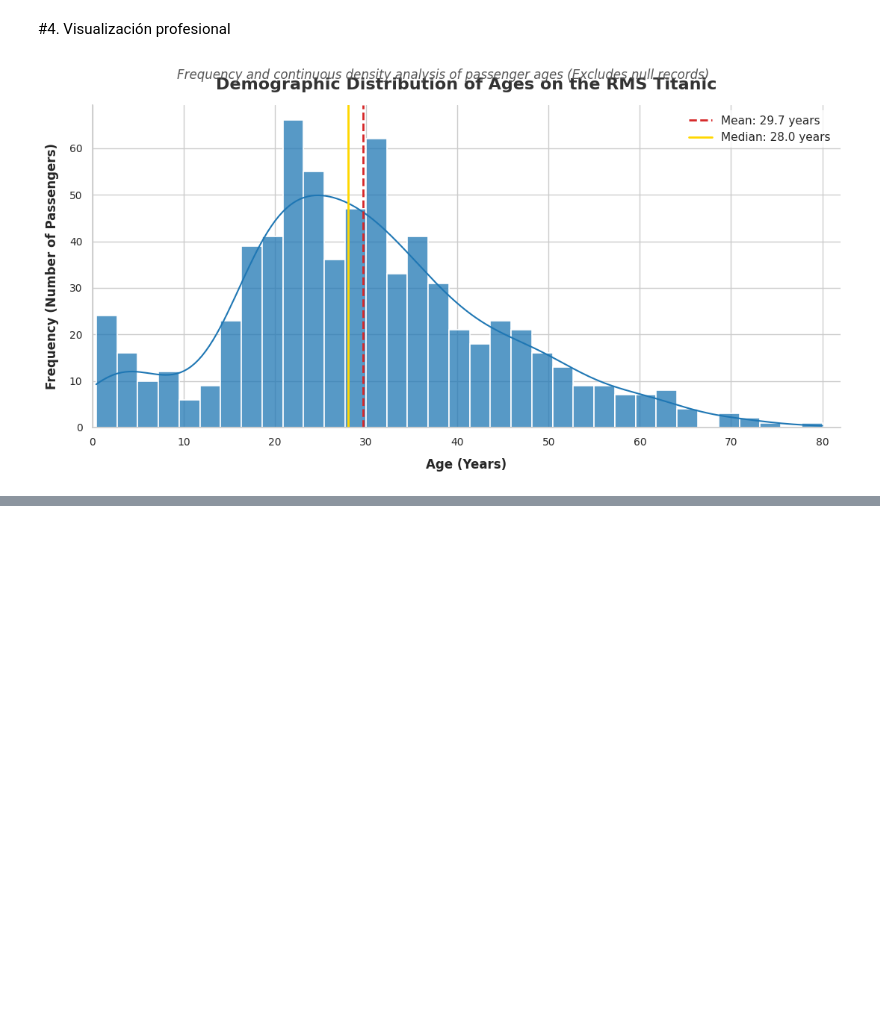
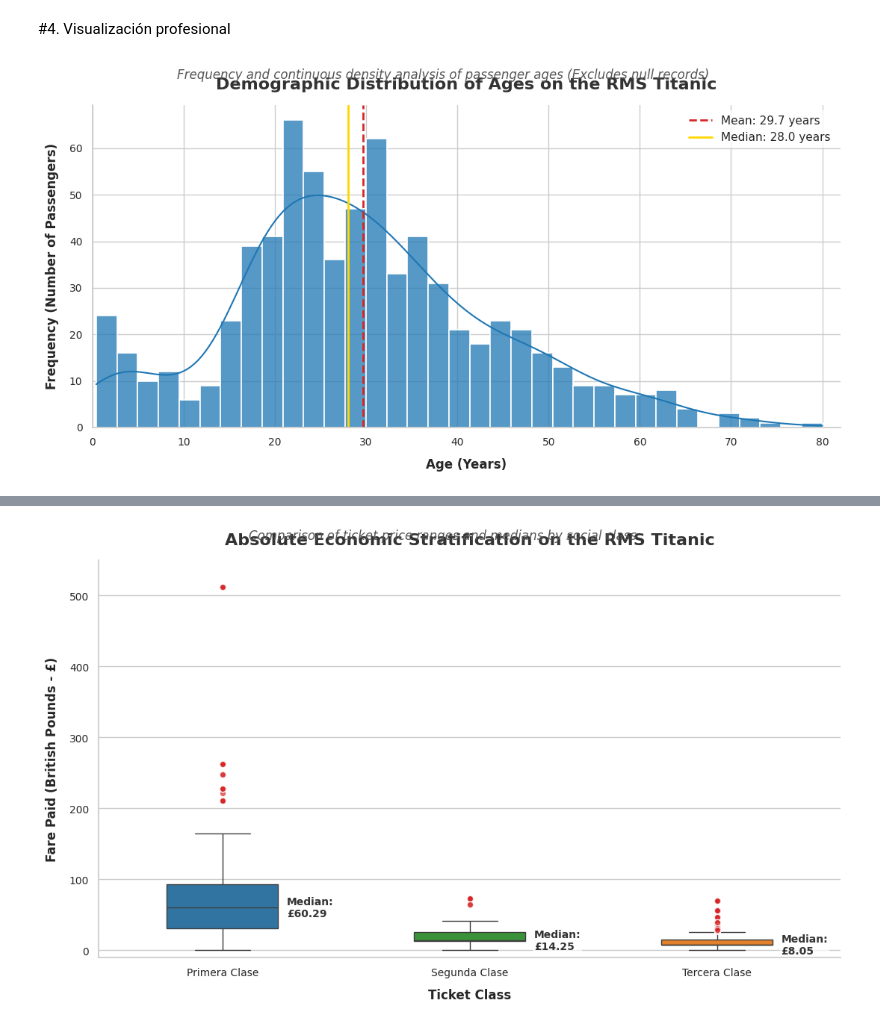
Before and after one commit to MariaIsaDurango/Titanic-Visualizacion, a Jupyter notebook: RMS_Titanic_—_Análisis_de_una_Tragedia_Visual.ipynb, the cells around one changed output, grey strips where cells are left out. Drawn from its saved outputs; the diff is of its cells as text; code cells hidden in the pictures; blank space fills up the shorter version.

```diff
--- a/RMS_Titanic_—_Análisis_de_una_Tragedia_Visual.ipynb
+++ b/RMS_Titanic_—_Análisis_de_una_Tragedia_Visual.ipynb
@@ -568,0 +845,89 @@ plt.show()
+# %%
+# ==============================================================================
+# DATA PREPARATION - QUESTION 5
+# ==============================================================================
+# Copy the dataframe to perform operations safely
+df_p5 = df_p1.copy()
+
+# Ensure 'Clase_Nombre' exists by mapping 'Pclass' numerical codes
+map_classes = {1: 'Primera Clase', 2: 'Segunda Clase', 3: 'Tercera Clase'}
+df_p5['Clase_Nombre'] = df_p5['Pclass'].map(map_classes)
+
+# Define the X-axis order for plotting
+orden_clases = ['Primera Clase', 'Segunda Clase', 'Tercera Clase']
+
+# ==============================================================================
+# PLOT CONFIGURATION - QUESTION 5
+# ==============================================================================
+plt.figure(figsize=(11, 7))
+
+# Define the complete palette to ensure consistency and prevent errors
+TITANIC_PALETTE = {
+    'First Class': '#1f77b4',   # Blue
+    'Second Class': '#2ca02c',  # Green
+    'Third Class': '#ff7f0e',   # Orange
+    'Died': '#d62728',          # Red
+    'Neutral_Dark': '#333333'   # Dark gray
+}
+
+# Map the corporate colors to each class label
+colores_p5 = {
+    'Primera Clase': TITANIC_PALETTE['First Class'],
+    'Segunda Clase': TITANIC_PALETTE['Second Class'],
+    'Tercera Clase': TITANIC_PALETTE['Third Class']
+}
+
+# Create the Boxplot for fares by ticket class
+ax = sns.boxplot(
+    data=df_p5,
+    x='Clase_Nombre',
+    y='Fare',
+    order=orden_clases,
+    palette=colores_p5,
+    hue='Clase_Nombre',
+    legend=False,
+    width=0.45,
+    fliersize=6,
+    flierprops=dict(markerfacecolor=TITANIC_PALETTE['Died'], marker='o', markeredgecolor='white', alpha=0.7)
+)
+
+# ==============================================================================
+# ECONOMIC MEDIANS CALCULATION AND ANNOTATION
+# ==============================================================================
+for i, clase in enumerate(orden_clases):
+    # Calculate the median fare for each class
+    median_fare = df_p5[df_p5['Clase_Nombre'] == clase]['Fare'].median()
+
+    # Print the median text slightly shifted to the right of each box
+    ax.text(
+        i + 0.26,
+        median_fare,
+        f'Median:\n£{median_fare:.2f}',
+        ha='left',
+        va='center',
+        fontsize=10,
+        weight='bold',
+        color=TITANIC_PALETTE['Neutral_Dark'],
+        bbox=dict(facecolor='white', alpha=0.7, edgecolor='none', pad=1)
+    )
+
+# ==============================================================================
+# FINAL DESIGN TOUCHES AND STORYTELLING
+# ==============================================================================
+plt.title('Absolute Economic Stratification on the RMS Titanic', fontsize=16, weight='bold', pad=15, color=TITANIC_PALETTE['Neutral_Dark'])
+plt.suptitle('Comparison of ticket price ranges and medians by social class', fontsize=12, style='italic', y=0.93, color='#555555')
+
+plt.xlabel('Ticket Class', fontsize=12, labelpad=10, weight='bold')
+plt.ylabel('Fare Paid (British Pounds - £)', fontsize=12, labelpad=10, weight='bold')
+
+# Set the Y-axis limit with a generous upper margin to easily view VIP outliers
+plt.ylim(-10, 550)
+
+# Visual cleanup
+sns.despine()
+
+# Display
+plt.tight_layout()
+plt.show()
+# %% [output]
+[figure, added]
```
Also changed, not shown: parts of 45 cells of this notebook.
